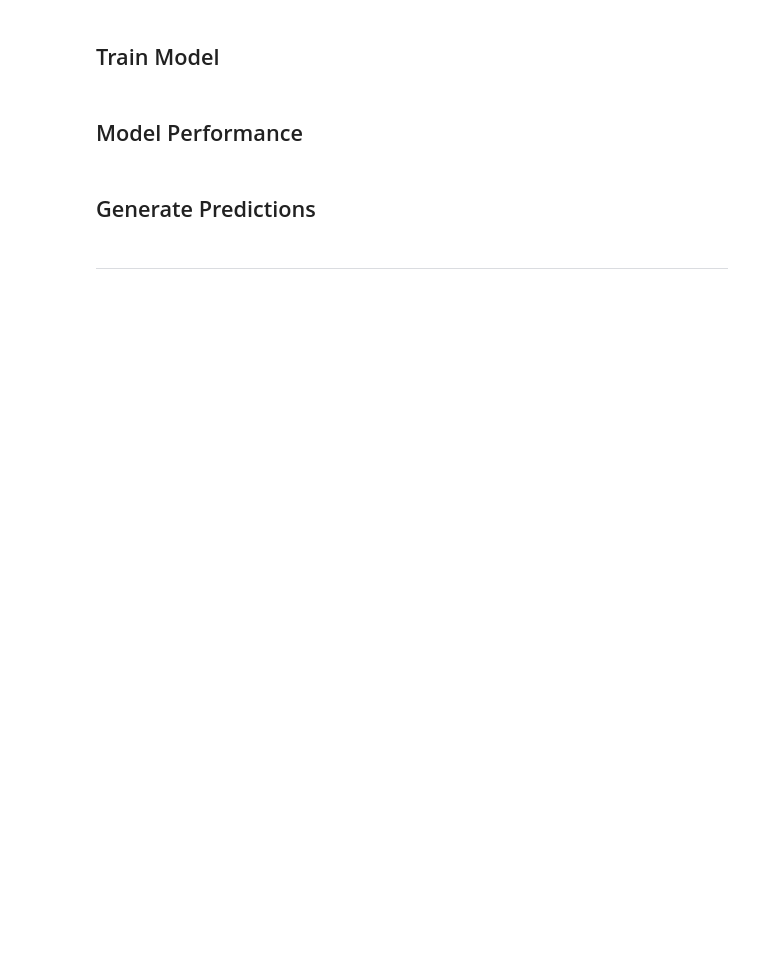
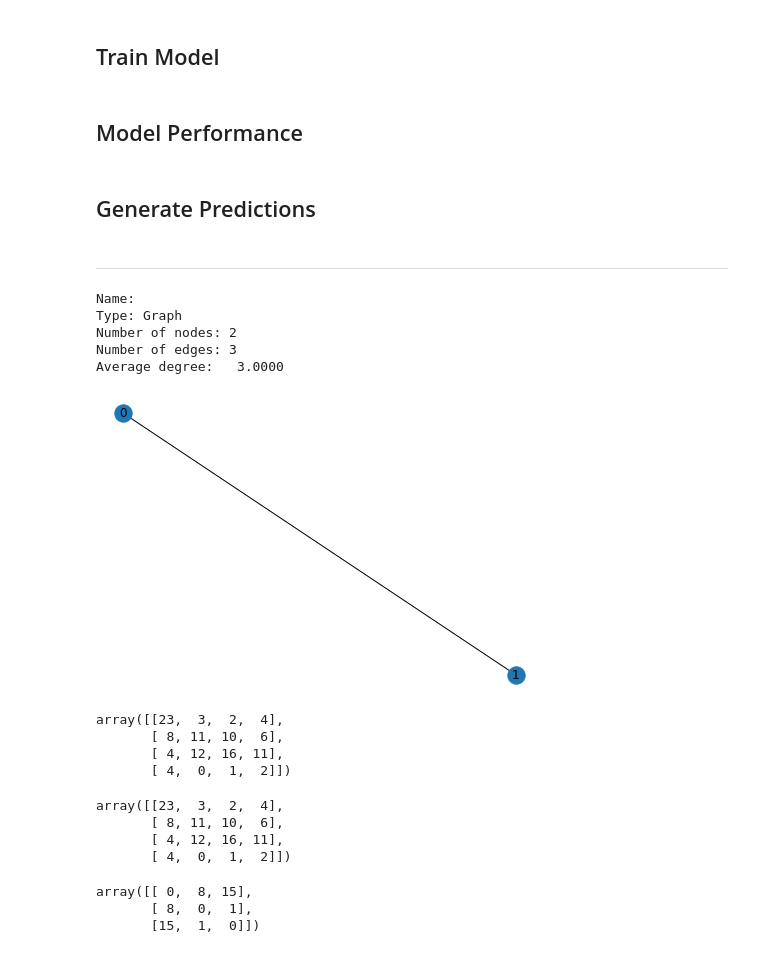
Before and after one commit to vatsal220/medium_articles, a Jupyter notebook: link_prediction/link_prediction.ipynb, the cells around one changed output. Cells and saved outputs as stored; diff of their text form; code cells hidden in the pictures; blank space fills up the shorter version.

```diff
--- a/link_prediction/link_prediction.ipynb
+++ b/link_prediction/link_prediction.ipynb
@@ -251,0 +268,16 @@ train_embeddings = [edges_embs[str(x[0]),str(x[1])] for x in samples_train]
+# %%
+arr = np.array([[4,8],[3,7]])
+# %%
+g = nx.convert_matrix.from_numpy_array(arr)
+# %%
+print(nx.info(g))
+# %% [output]
+Name:
+Type: Graph
+Number of nodes: 2
+Number of edges: 3
+Average degree:   3.0000
+# %%
+nx.draw(g, with_labels = True)
+# %% [output]
+[figure, added]
@@ -251,0 +287,20 @@ train_embeddings = [edges_embs[str(x[0]),str(x[1])] for x in samples_train]
+# %%
+mat1@mat2
+# %% [output]
+array([[23,  3,  2,  4],
+       [ 8, 11, 10,  6],
+       [ 4, 12, 16, 11],
+       [ 4,  0,  1,  2]])
+# %%
+mat1.dot(mat2)
+# %% [output]
+array([[23,  3,  2,  4],
+       [ 8, 11, 10,  6],
+       [ 4, 12, 16, 11],
+       [ 4,  0,  1,  2]])
+# %%
+mat1*mat2
+# %% [output]
+array([[ 0,  8, 15],
+       [ 8,  0,  1],
+       [15,  1,  0]])
```
Also changed, not shown: parts of 12 cells of this notebook.
